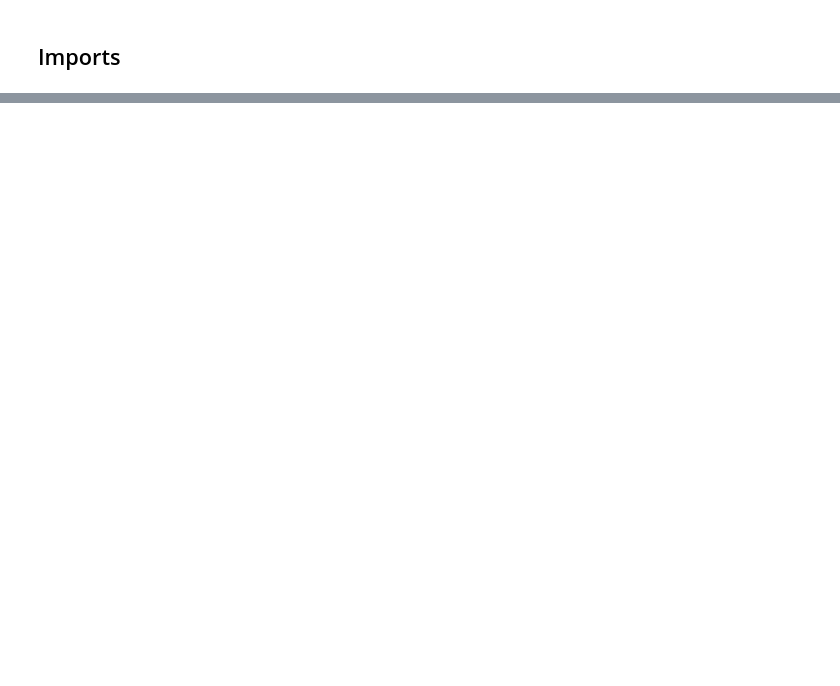
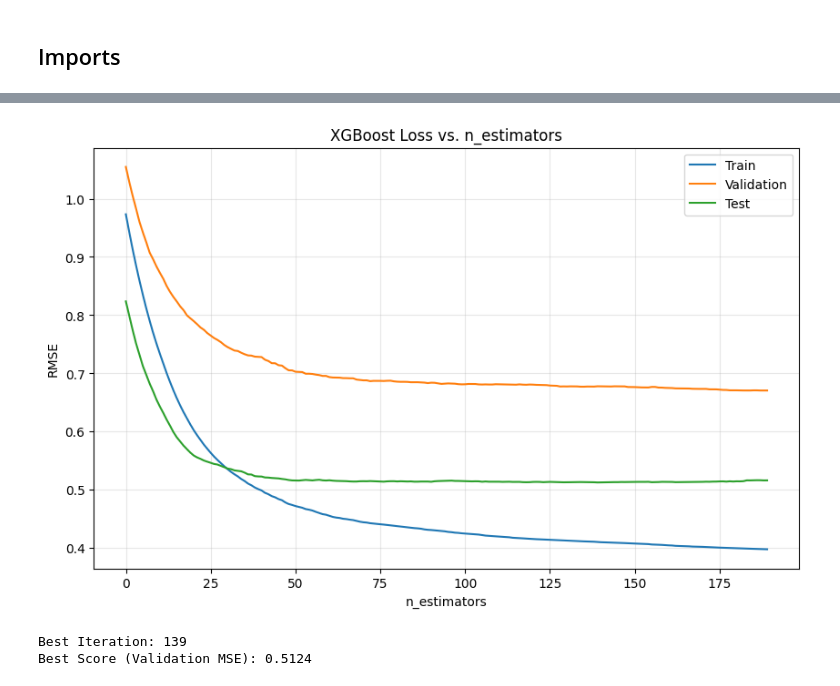
Before and after one commit to Djtrainer/cancer_research, a Jupyter notebook: notebooks/test_graphdta.ipynb, the cells around one changed output, grey strips where cells are left out. Drawn from its saved outputs; the diff is of its cells as text; code cells hidden in the pictures; blank space fills up the shorter version.

```diff
--- a/notebooks/test_graphdta.ipynb
+++ b/notebooks/test_graphdta.ipynb
@@ -225,0 +208,15 @@ Text(0.5, 1.0, 'Graph DTA (GCN) Predicted vs True pIC50\nR2: 0.4792, MSE: 0.8160
+# %%
+mfpgen = rdFingerprintGenerator.GetMorganGenerator(radius=2, fpSize=2048)
+
+def smile_to_fingerprint(smile):
+    mol = Chem.MolFromSmiles(smile)
+    if mol is None:
+        return np.zeros((2048,), dtype=np.float32)
+
+    # NEW CALL
+    fp = mfpgen.GetFingerprintAsNumPy(mol)
+    return fp
+
+
+df_mol["fingerprint"] = df_mol["SMILES"].apply(smile_to_fingerprint)
+df_mol.head()
@@ -225,0 +230,44 @@ Text(0.5, 1.0, 'Graph DTA (GCN) Predicted vs True pIC50\nR2: 0.4792, MSE: 0.8160
+# %%
+import xgboost as xgb
+from mdm2_breaker import plot_xgb_loss, plot_xgboost_predictions
+
+# Apply to the CSV for XGBoost
+train_df = df_mol[df_mol['split'] == 'train']
+val_df = df_mol[df_mol['split'] == 'val']
+test_df = df_mol[df_mol['split'] == 'test']
+
+xgb_model = xgb.XGBRegressor(
+    n_estimators=1000,
+    learning_rate=0.05,
+    max_depth=6,
+    random_state=42,
+    early_stopping_rounds=50,
+)
+
+X_test = np.stack(np.array(test_df["fingerprint"]))
+y_test = test_df["pIC50_norm"].values
+X_train = np.stack(np.array(train_df["fingerprint"]))
+y_train = train_df["pIC50_norm"].values
+X_val = np.stack(np.array(val_df["fingerprint"]))
+y_val = val_df["pIC50_norm"].values
+
+xgb_model.fit(
+    X_train,
+    y_train,
+    eval_set=[(X_train, y_train), (X_val, y_val), (X_test, y_test)],
+    verbose=False,
+)
+
+y_pred_train = xgb_model.predict(X_train)
+y_pred_val = xgb_model.predict(X_val)
+y_pred_test = xgb_model.predict(X_test)
+
+mse_train = np.mean((y_pred_train - y_train) ** 2)
+mse_val = np.mean((y_pred_val - y_val) ** 2)
+mse_test = np.mean((y_pred_test - y_test) ** 2)
+
+plot_xgb_loss(xgb_model)
+# %% [output]
+[figure, added]
+Best Iteration: 139
+Best Score (Validation MSE): 0.5124
```
Also changed, not shown: parts of 13 cells of this notebook, 6 other files.
